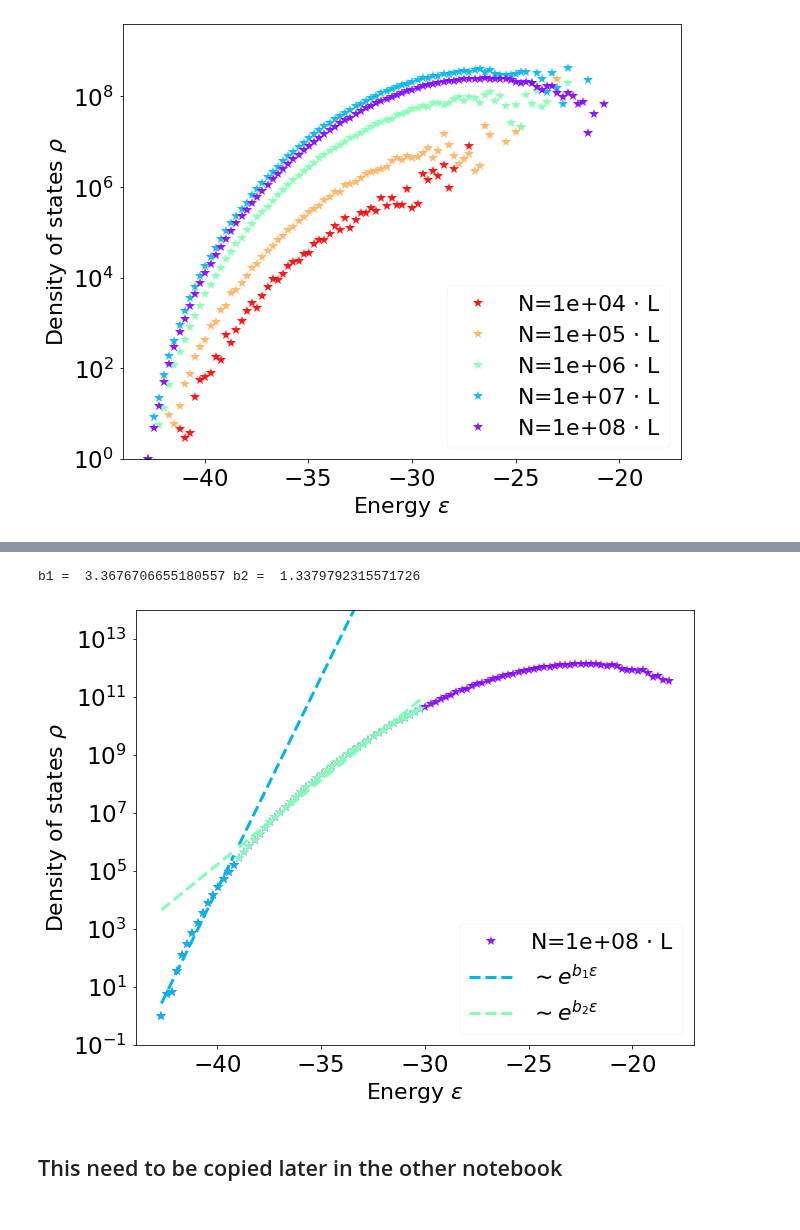
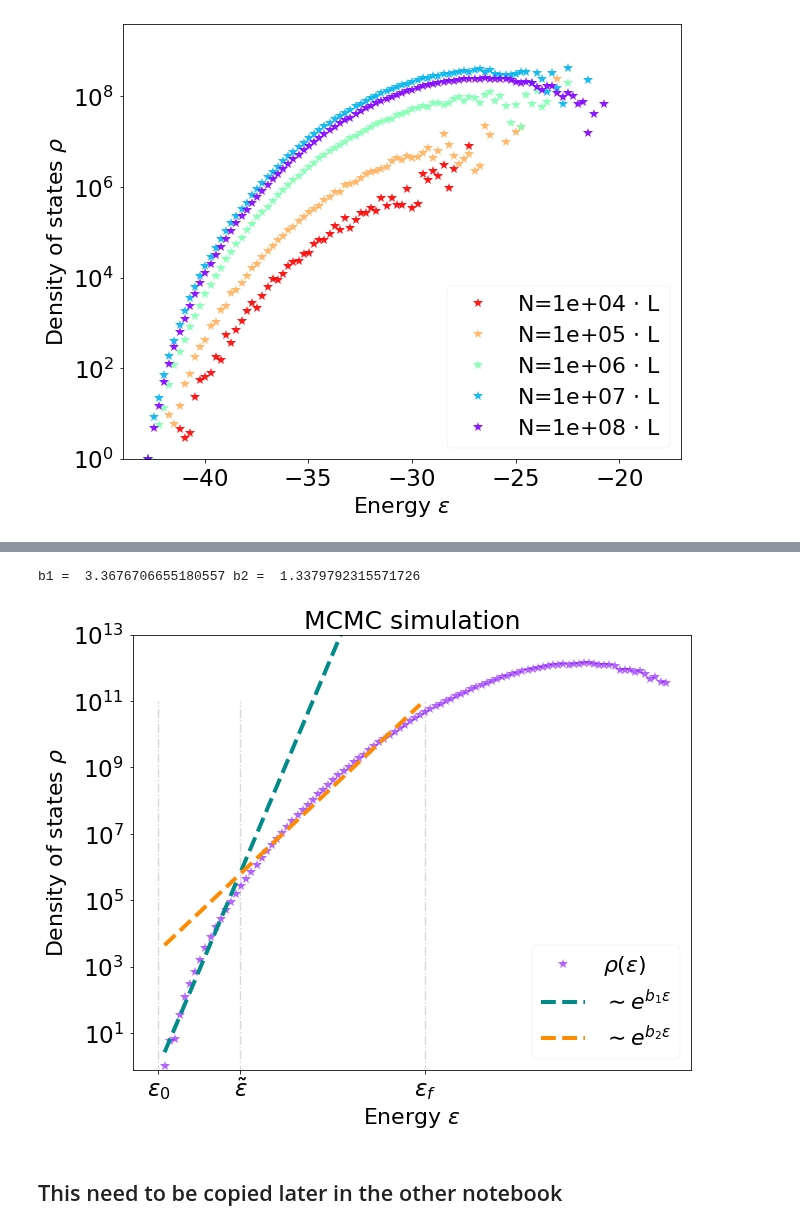
Before and after one commit to betoto008/Affinity_maturation, a Jupyter notebook: Jupyter_Notebooks/Shape_Space.ipynb, the cells around one changed output, grey strips where cells are left out. Saved outputs shown, nothing was run; the diff lists cells and outputs as text; code cells hidden in the pictures.

```diff
--- a/Jupyter_Notebooks/Shape_Space.ipynb
+++ b/Jupyter_Notebooks/Shape_Space.ipynb
@@ -313,48 +315,52 @@ fig, ax = plt.subplots(1, 1, figsize = (10,8))
 
 deltaE = abs(-43+18)/100
 E_0s = np.append(E_0s, data_E[0][0]/(np.exp(-data_E[1][0]/T)))
-ax.plot(data_E[1][:-1], (data_E[0]/(np.exp(-data_E[1][:-1]/T)))/(data_E[0][0]/(np.exp(-data_E[1][0]/T))), color = colors[-1], linestyle = '', marker = '*', ms = 10, alpha = 0.9, label = r"N=%.e $\cdot$ L"%(N));
+ax.plot(data_E[1][:-1], (data_E[0]/(np.exp(-data_E[1][:-1]/T)))/(data_E[0][0]/(np.exp(-data_E[1][0]/T))), color = colors[-1], linestyle = '', marker = '*', ms = 10, alpha = 0.6, label = r"$\rho(\epsilon)$" );
 
+ax.set_title('MCMC simulation', fontsize = 25)
 e1 = 43
 e2 = 39
 e3 = 30
 
 rho_e = (data_E[0]/(np.exp(-data_E[1][:-1]/T)))/(data_E[0][0]/(np.exp(-data_E[1][0]/T)))
 rho_e_1 = rho_e[np.where((data_E[1][:-1]>-e1) & (data_E[1][:-1]<-e2))]
 e_1 = data_E[1][:-1][np.where((data_E[1][:-1]>-e1) & (data_E[1][:-1]<-e2))]
 rho_e_2 = rho_e[np.where((data_E[1][:-1]>-e2) & (data_E[1][:-1]<-e3))]
 e_2 = data_E[1][:-1][np.where((data_E[1][:-1]>-e2) & (data_E[1][:-1]<-e3))]
 
 
-ax.plot(e_1, rho_e_1, color = colors[-2], linestyle = '', marker = '*', ms = 10, alpha = 1);
-ax.plot(e_2, rho_e_2, color = colors[-3], linestyle = '', marker = '*', ms = 10, alpha = 1);
+#ax.plot(e_1, rho_e_1, color = colors[-2], linestyle = '', marker = '*', ms = 10, alpha = 1);
+#ax.plot(e_2, rho_e_2, color = colors[-3], linestyle = '', marker = '*', ms = 10, alpha = 1);
 
 
 popt1, pcov1 = curve_fit(my_linear_func, e_1, np.log(rho_e_1))
 popt2, pcov2 = curve_fit(my_linear_func, e_2, np.log(rho_e_2))
 
 
 #ax.plot(e, np.exp(my_quadratic_func(e,*popt)), color = colors[-2], linewidth = 3, linestyle = '--', marker = '', ms = 10, alpha = 1);
-ax.plot(e_1, np.exp(my_linear_func(e_1,*popt1)), color = colors[-2], linewidth = 3, linestyle = '--', marker = '', ms = 10, alpha = 1, label = r'$\sim e^{b_{1}\epsilon}$');
-ax.plot(e_2, np.exp(my_linear_func(e_2,*popt1)), color = colors[-2], linewidth = 3, linestyle = '--', marker = '', ms = 10, alpha = 1);
+ax.plot(e_1, np.exp(my_linear_func(e_1,*popt1)), color = 'darkcyan', linewidth = 4, linestyle = '--', marker = '', ms = 10, alpha = 1, label = r'$\sim e^{b_{1}\epsilon}$');
+ax.plot(e_2, np.exp(my_linear_func(e_2,*popt1)), color = 'darkcyan', linewidth = 4, linestyle = '--', marker = '', ms = 10, alpha = 1);
 
 
-ax.plot(e_2, np.exp(my_linear_func(e_2,*popt2)), color = colors[-3], linewidth = 3, linestyle = '--', marker = '', ms = 10, alpha = 1, label = r'$\sim e^{b_{2}\epsilon}$');
-ax.plot(e_1, np.exp(my_linear_func(e_1,*popt2)), color = colors[-3], linewidth = 3, linestyle = '--', marker = '', ms = 10, alpha = 1);
-
+ax.plot(e_2, np.exp(my_linear_func(e_2,*popt2)), color = 'darkorange', linewidth = 4, linestyle = '--', marker = '', ms = 10, alpha = 1, label = r'$\sim e^{b_{2}\epsilon}$');
+ax.plot(e_1, np.exp(my_linear_func(e_1,*popt2)), color = 'darkorange', linewidth = 4, linestyle = '--', marker = '', ms = 10, alpha = 1);
+ax.vlines([-e1, -e2, -e3], 0, 1e11, color = 'grey', linestyle = '-.', alpha = .3)
 
 #ax.set_xlim(-43, -25)
-ax.set_ylim(0.1, 1e14)
+ax.set_ylim(0.8, 1e13)
 ax.set_yscale('log');
 ax.set_xlabel('Energy $\epsilon$', fontsize = 22)
 ax.set_ylabel(r'Density of states $\rho$', fontsize = 22)
+ax.set_xticks([-e1, -e2, -e3])
+ax.set_xticklabels([r'$\epsilon_0$', r'$\tilde{\epsilon}$', r'$\epsilon_f$'])
 ax.tick_params(labelsize = 23)
 ax.legend(loc = 4, fontsize = 22)
+fig.savefig('../Figures/density_seqs_MCMC_exponential.png')
 
 print('b1 = ', popt1[1], 'b2 = ', popt2[1])
 # %% [output]
 b1 =  3.3676706655180557 b2 =  1.3379792315571726
-[figure, old version]
+[figure, new version]
 # %% [markdown]
 ## This need to be copied later in the other notebook
 # %%
```
Also changed, not shown: parts of 6 cells of this notebook, 1 other file.
